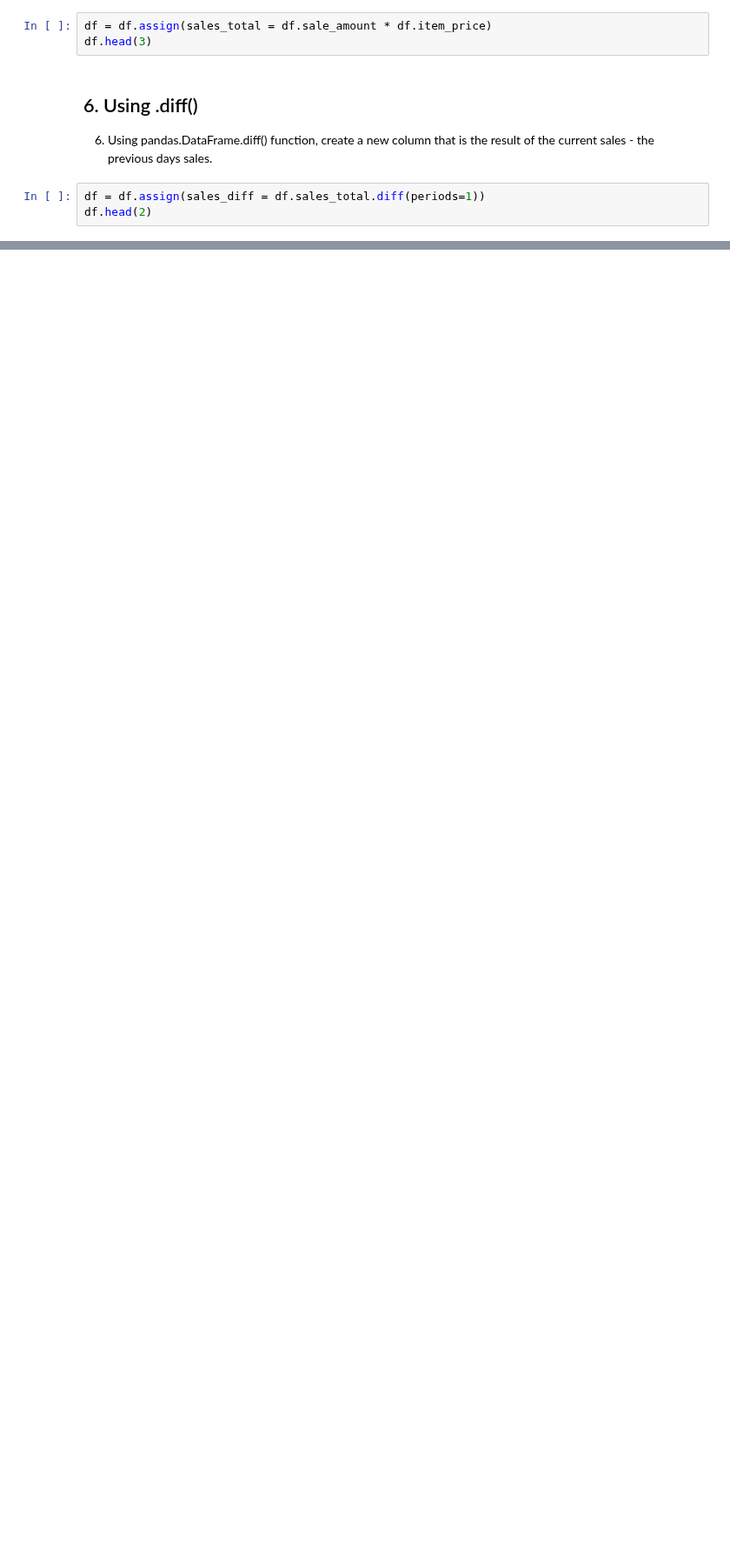
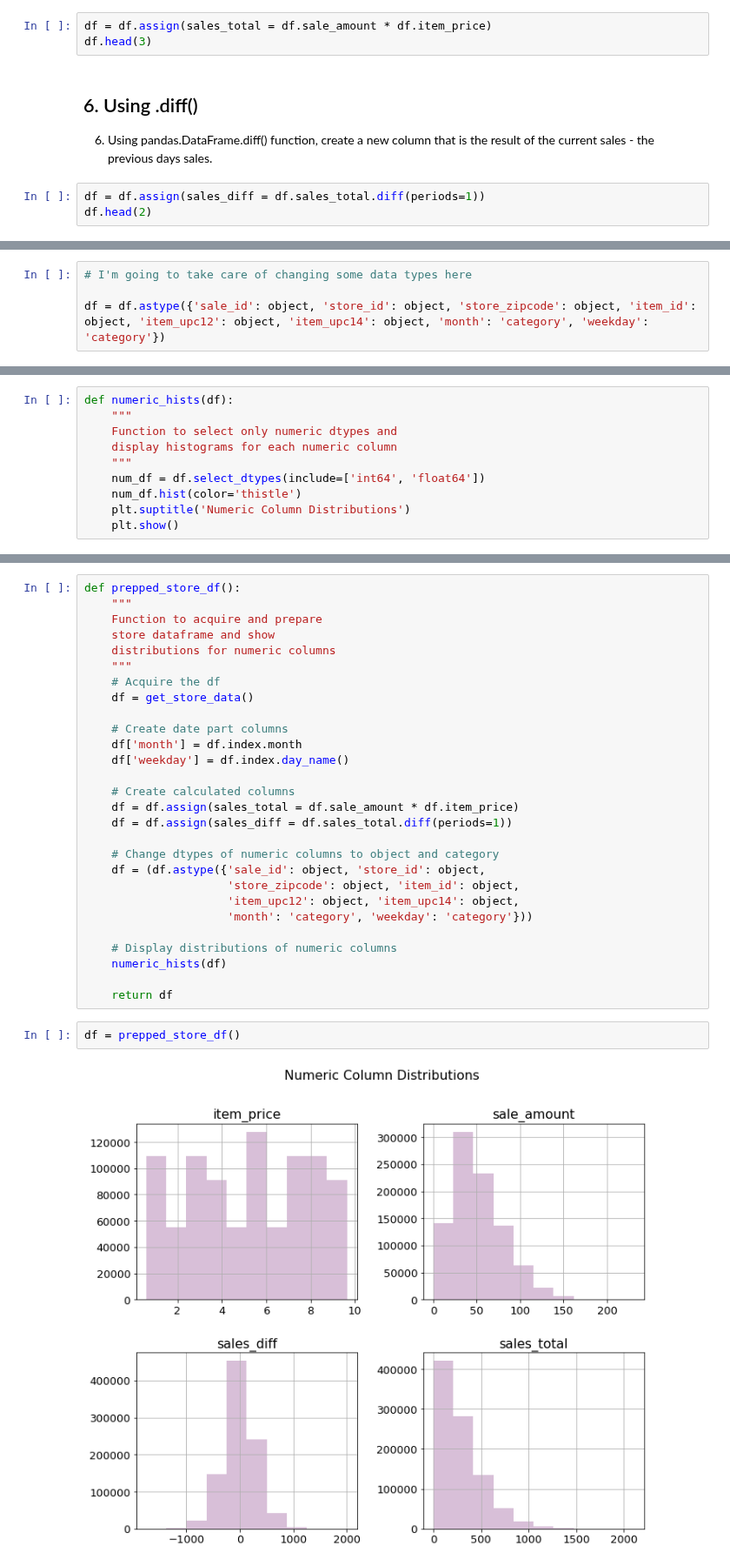
Before and after one commit to faithkane3/ds-methodologies-exercises, a Jupyter notebook: time_series/prepare_walkthrough.ipynb, the cells around one changed output, grey strips where cells are left out. Shown at 87% size. Drawn from its saved outputs; the diff is of its cells as text; blank space fills up the shorter version.

Commit message:
Commit store prep function tested

```diff
--- a/time_series/prepare_walkthrough.ipynb
+++ b/time_series/prepare_walkthrough.ipynb
@@ -107,0 +88,4 @@ df.head(2)
+# %%
+# I'm going to take care of changing some data types here
+
+df = df.astype({'sale_id': object, 'store_id': object, 'store_zipcode': object, 'item_id': object, 'item_upc12': object, 'item_upc14': object, 'month': 'category', 'weekday': 'category'})
@@ -107,0 +94,10 @@ df.head(2)
+# %%
+def numeric_hists(df):
+    """
+    Function to select only numeric dtypes and
+    display histograms for each numeric column
+    """
+    num_df = df.select_dtypes(include=['int64', 'float64'])
+    num_df.hist(color='thistle')
+    plt.suptitle('Numeric Column Distributions')
+    plt.show()
@@ -107,0 +106,32 @@ df.head(2)
+# %%
+def prepped_store_df():
+    """
+    Function to acquire and prepare
+    store dataframe and show
+    distributions for numeric columns
+    """
+    # Acquire the df
+    df = get_store_data()
+
+    # Create date part columns
+    df['month'] = df.index.month
+    df['weekday'] = df.index.day_name()
+
+    # Create calculated columns
+    df = df.assign(sales_total = df.sale_amount * df.item_price)
+    df = df.assign(sales_diff = df.sales_total.diff(periods=1))
+
+    # Change dtypes of numeric columns to object and category
+    df = (df.astype({'sale_id': object, 'store_id': object,
+                     'store_zipcode': object, 'item_id': object,
+                     'item_upc12': object, 'item_upc14': object,
+                     'month': 'category', 'weekday': 'category'}))
+
+    # Display distributions of numeric columns
+    numeric_hists(df)
+
+    return df
+# %%
+df = prepped_store_df()
+# %% [output]
+[figure, added]
```
Also changed, not shown: parts of 9 cells of this notebook, 1 other file.
